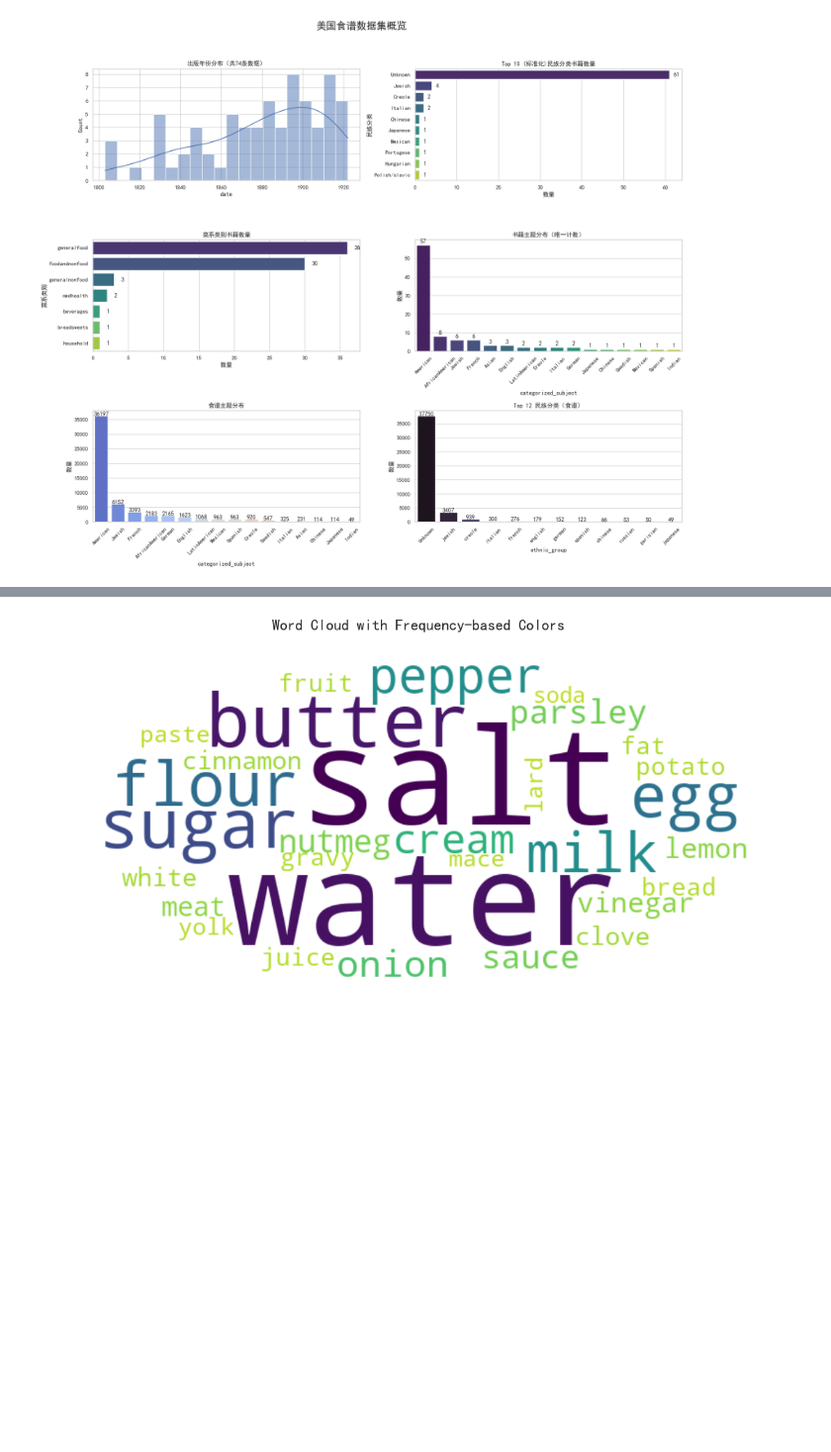
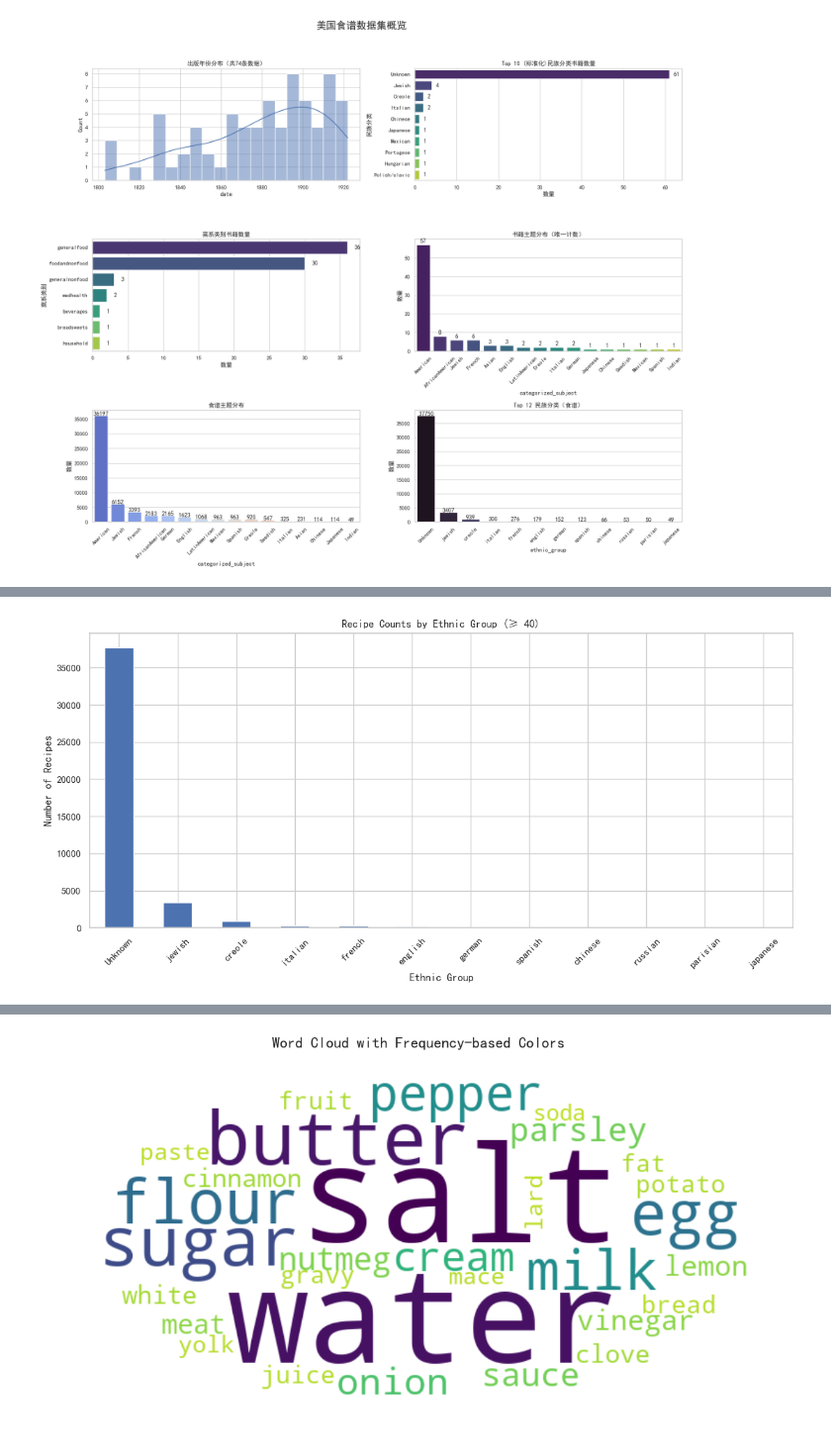
Before and after one commit to YunlongDong01/American-Cuisine-Immigration, a Jupyter notebook: All_Book_Visualization.ipynb, the cells around one changed output, grey strips where cells are left out. Shown at 99% size. Saved outputs shown, nothing was run; the diff lists cells and outputs as text; code cells hidden in the pictures; blank space fills up the shorter version.

```diff
--- a/All_Book_Visualization.ipynb
+++ b/All_Book_Visualization.ipynb
@@ -494,0 +574,24 @@ Note：该图中，部分年份有不止一本书的食谱。
+# %%
+# 计算每个ethnic_group的频数
+ethnic_counts = df_recipes['ethnic_group'].value_counts()
+
+# 找出频数 >= 40 的ethnic_group
+valid_ethnic_groups = ethnic_counts[ethnic_counts >= 40].index
+
+# 过滤掉频次少于40的行
+df_recipes_filtered = df_recipes[df_recipes['ethnic_group'].isin(valid_ethnic_groups)]
+
+# 再次计算过滤后的频数
+filtered_counts = df_recipes_filtered['ethnic_group'].value_counts()
+
+# 绘图
+plt.figure(figsize=(12, 6))
+filtered_counts.plot(kind='bar')
+plt.title('Recipe Counts by Ethnic Group (≥ 40)')
+plt.xlabel('Ethnic Group')
+plt.ylabel('Number of Recipes')
+plt.xticks(rotation=45)
+plt.tight_layout()
+plt.show()
+# %% [output]
+[figure, added]
```
Also changed, not shown: parts of 52 cells of this notebook.
